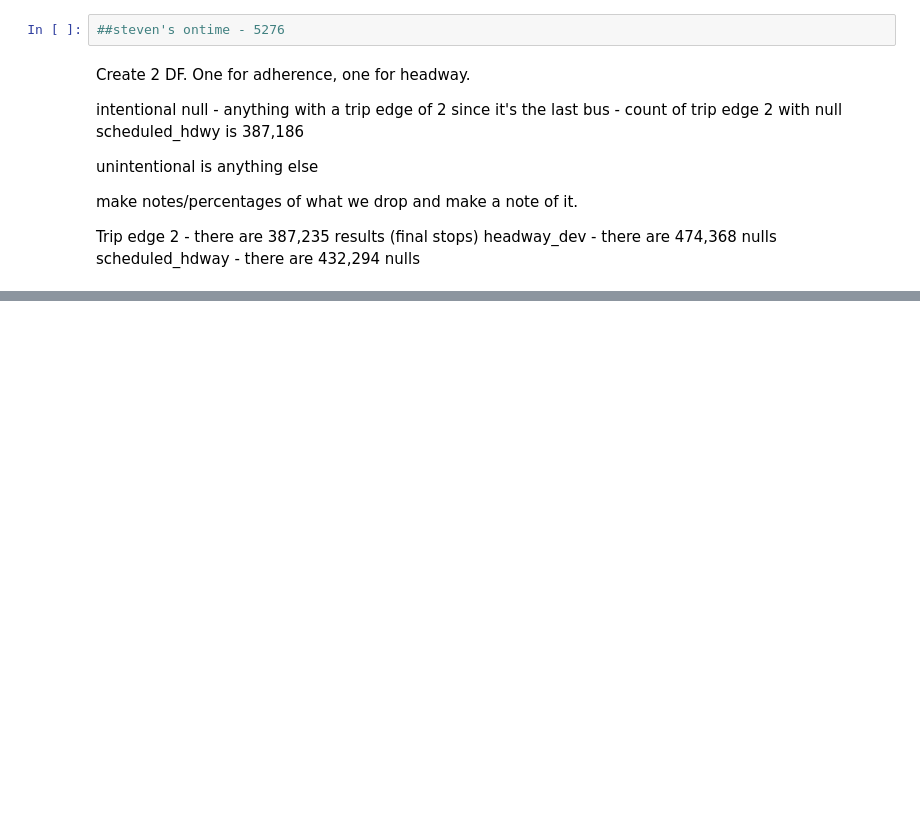
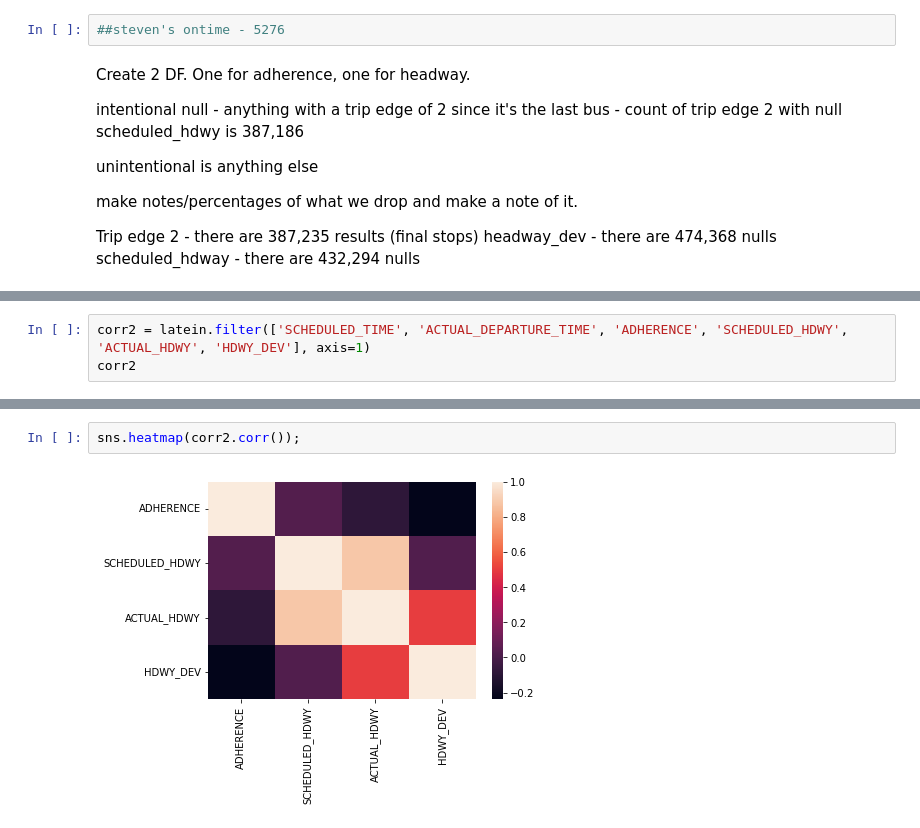
Before and after one commit to NSS-Data-Analytics-Cohort-7/wego-grumpy-concat, a Jupyter notebook: notebook/wego.ipynb, the cells around one changed output, grey strips where cells are left out. Saved outputs shown, nothing was run; the diff lists cells and outputs as text; blank space fills up the shorter version.

Commit message:
finishing touches on graph

```diff
--- a/notebook/wego.ipynb
+++ b/notebook/wego.ipynb
@@ -493,0 +478,3 @@ latein['ADHERENCE'].corr(latein['HDWY_DEV'])
+# %%
+corr2 = latein.filter(['SCHEDULED_TIME', 'ACTUAL_DEPARTURE_TIME', 'ADHERENCE', 'SCHEDULED_HDWY', 'ACTUAL_HDWY', 'HDWY_DEV'], axis=1)
+corr2
@@ -493,0 +511,4 @@ latein['ADHERENCE'].corr(latein['HDWY_DEV'])
+# %%
+sns.heatmap(corr2.corr());
+# %% [output]
+[figure, added]
```
Also changed, not shown: parts of 41 cells of this notebook.
